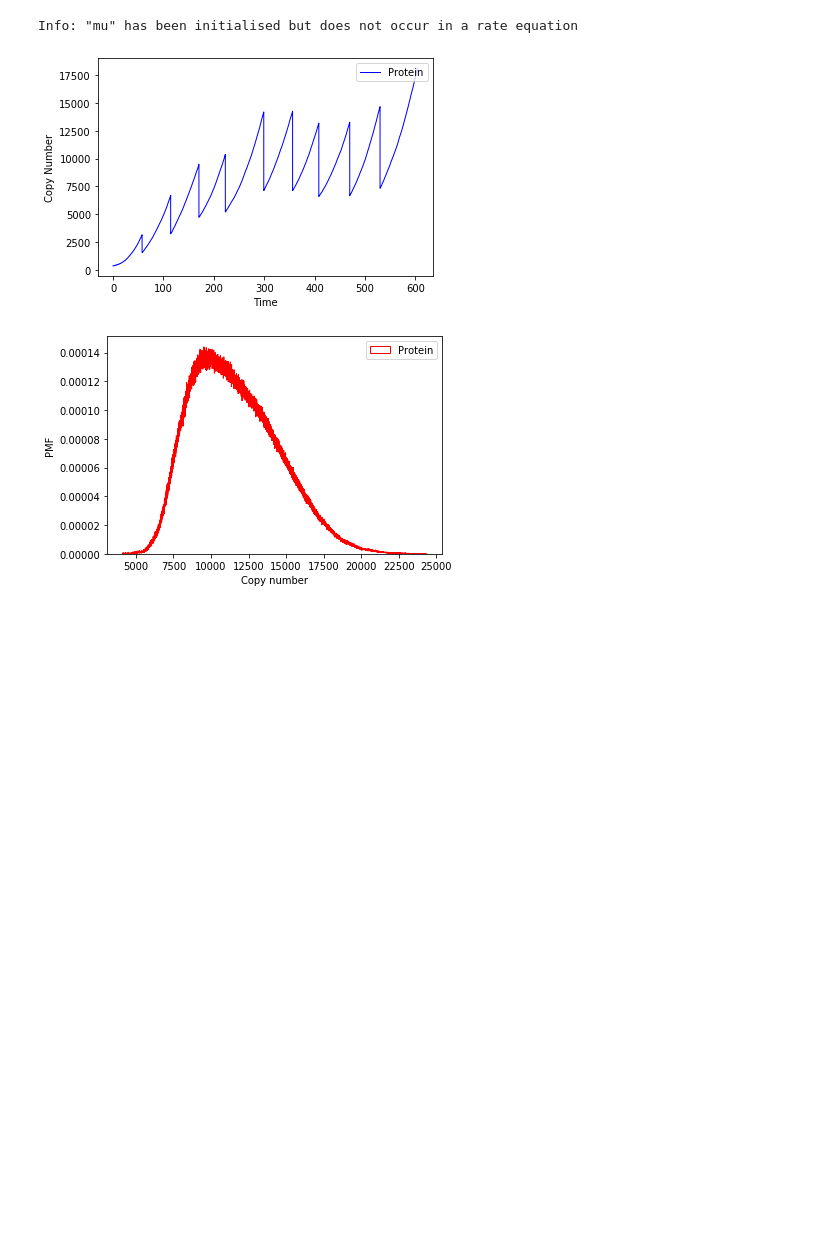
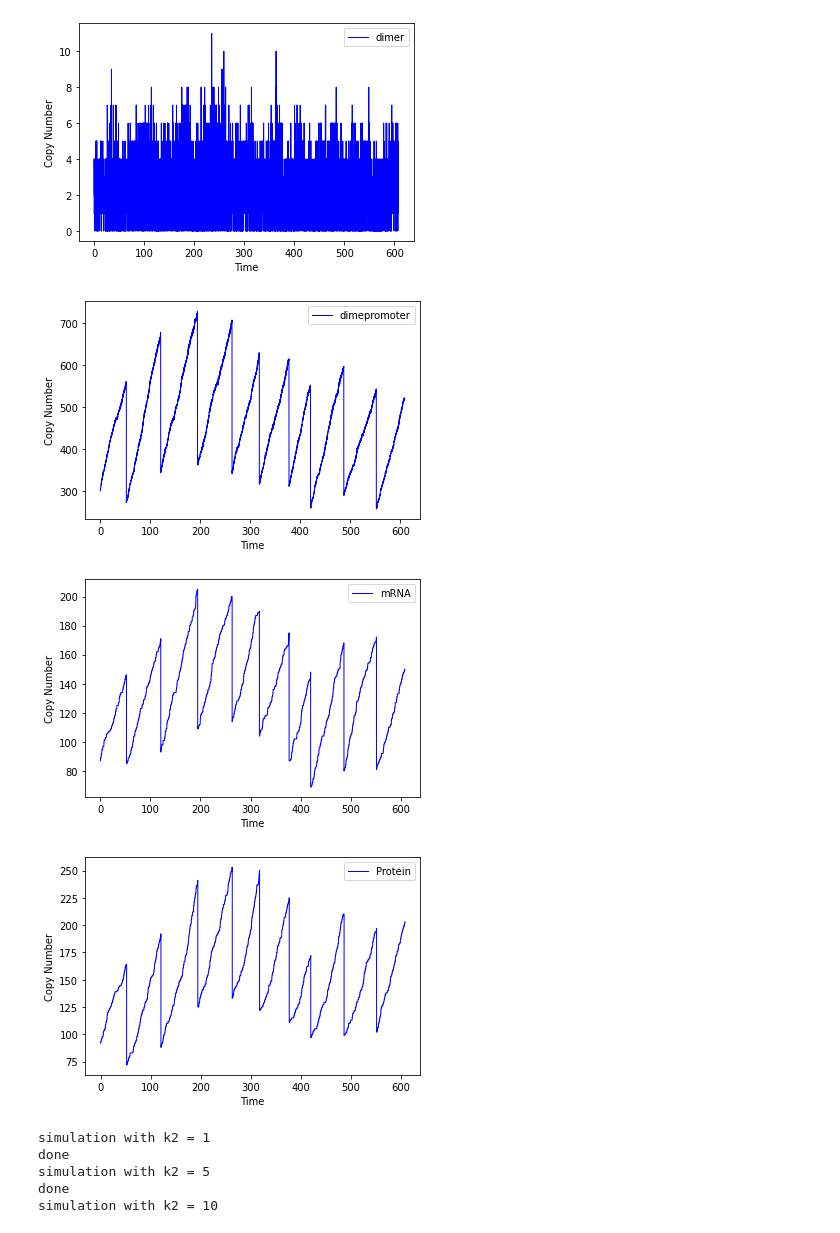
Before and after one commit to igemsoftware2020/iGem2020Uppsala, a Jupyter notebook: python_scripts/stochpy/DBD_stochpy.ipynb, the cells around one changed output. Saved outputs shown, nothing was run; the diff lists cells and outputs as text; code cells hidden in the pictures; blank space fills up the shorter version.

Commit message:
Updated DBD_test with parameter loop

```diff
--- a/python_scripts/stochpy/DBD_stochpy.ipynb
+++ b/python_scripts/stochpy/DBD_stochpy.ipynb
@@ -17,26 +35,22 @@ def doSequentialSim(smod,n_generations,cell_division_times):
         smod.settings.endtime = smod.settings.starttime + cell_division_times[i]
         smod.SSA.Execute(smod.settings,False) # do stochastic simulation
     smod.FillDataStochsim() # add all data to data_stochsim object
-
-import stochpy, numpy as np,copy,os,matplotlib.gridspec as gridspec
-smod = stochpy.SSA()
-smod.Model('D:/fake_data.psc')
-T_GENERATION = 60
-
-### 1: Do short simulations for a time series plot ###
-N_GENERATIONS = 10
-CELL_DIVISION_TIMES = abs(np.random.gamma(T_GENERATION,1,size=N_GENERATIONS))
-smod.DoStochSim(end=CELL_DIVISION_TIMES[0],mode='time',trajectories=1)
-doSequentialSim(smod,N_GENERATIONS,CELL_DIVISION_TIMES)
-smod.PlotSpeciesTimeSeries(species2plot=['Protein'])
-
-### 2: Do long simulation for probability density function of protein copy numbers ###
-N_GENERATIONS = 2500
-CELL_DIVISION_TIMES = abs(np.random.gamma(T_GENERATION,1,size=N_GENERATIONS))
-smod.DoStochSim(end=CELL_DIVISION_TIMES[0],mode='time',trajectories=1)
-doSequentialSim(smod,N_GENERATIONS,CELL_DIVISION_TIMES)
-smod.PlotSpeciesDistributions(species2plot='Protein',colors =  ['red'])
-# %% [output]
-Info: "mu" has been initialised but does not occur in a rate equation
-[figure, removed]
-[figure, removed]
+# %%
+import stochpy, numpy as np,copy,os,matplotlib.gridspec as gridspec
+smod = stochpy.SSA(model_file='DBD_test.psc',dir='/root/Stochpy/pscmodels')
+T_GENERATION = 60
+# %%
+### 1: Do short simulations for a time series plot ###
+N_GENERATIONS = 10
+CELL_DIVISION_TIMES = abs(np.random.gamma(T_GENERATION,1,size=N_GENERATIONS))
+smod.DoStochSim(end=CELL_DIVISION_TIMES[0],mode='time',trajectories=1)
+doSequentialSim(smod,N_GENERATIONS,CELL_DIVISION_TIMES)
+smod.PlotSpeciesTimeSeries(species2plot=['dimer'])
+smod.PlotSpeciesTimeSeries(species2plot=['dimepromoter'])
+smod.PlotSpeciesTimeSeries(species2plot=['mRNA'])
+smod.PlotSpeciesTimeSeries(species2plot=['Protein'])
+# %% [output]
+[figure, added]
+[figure, added]
+[figure, added]
+[figure, added]
@@ -42,0 +67,20 @@ Info: "mu" has been initialised but does not occur in a rate equation
+# %%
+### 1: Do short looping simulations for a time series plot ###
+k2 = [1,5,10,20,50]
+for i in k2:
+  print('simulation with k2 =',i)
+  graphtitle = str('k2 ='+str(i))
+  smod.ChangeParameter('k2',i)
+  N_GENERATIONS = 10
+  CELL_DIVISION_TIMES = abs(np.random.gamma(T_GENERATION,1,size=N_GENERATIONS))
+  smod.DoStochSim(end=CELL_DIVISION_TIMES[0],mode='time',trajectories=1)
+  doSequentialSim(smod,N_GENERATIONS,CELL_DIVISION_TIMES)
+  smod.PlotSpeciesTimeSeries(species2plot=['mRNA'],title=graphtitle)
+  smod.PlotSpeciesTimeSeries(species2plot=['Protein'],title=graphtitle)
+  print('done')
+# %% [output]
+simulation with k2 = 1
+done
+simulation with k2 = 5
+done
+simulation with k2 = 10
```
Also changed, not shown: parts of 3 cells of this notebook, 2 other files.
